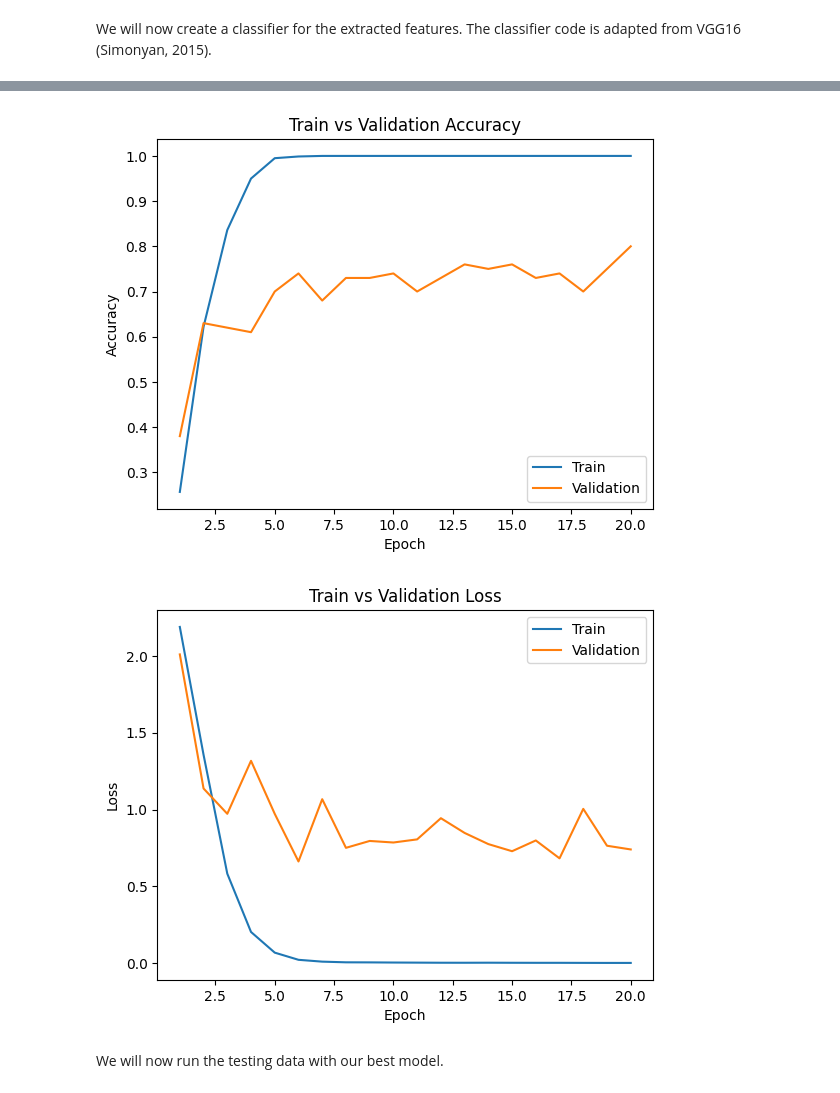
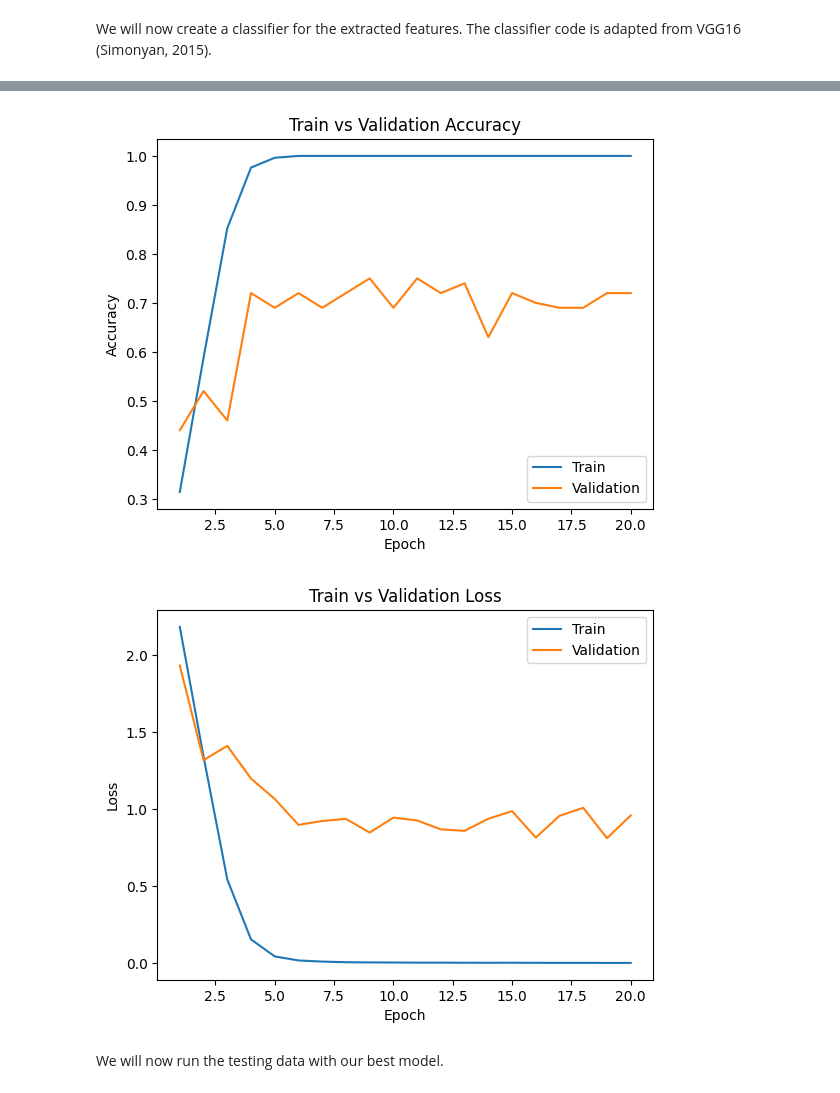
Before and after one commit to chiofus/Music-Genre-Classifier, a Jupyter notebook: __Main__/vgg16_transfer/vgg16.ipynb, the cells around one changed output, grey strips where cells are left out. Saved outputs shown, nothing was run; the diff lists cells and outputs as text; code cells hidden in the pictures.

```diff
--- a/__Main__/vgg16_transfer/vgg16.ipynb
+++ b/__Main__/vgg16_transfer/vgg16.ipynb
@@ -144,12 +143,12 @@ Total time elapsed: 85.71 seconds
 # %%
 #Plotting results
-classifier = genre_classifier(dropout_prob= 0.4, output_size = 512 * 9 * 24)
+classifier = genre_classifier(dropout_prob= 0.3, output_size = 512 * 9 * 24)
 
 model_path = get_model_path(model = classifier, lr = 0.1*3*math.e**(-4), batch_size = 32, epoch = 20)
 plot_training_curve(model_path)
 # %% [output]
-[figure, old version]
+[figure, new version]
-[figure, old version]
+[figure, new version]
 # %% [markdown]
 We will now run the testing data with our best model.
 # %%
```
Also changed, not shown: parts of 8 cells of this notebook, 3 other files.
